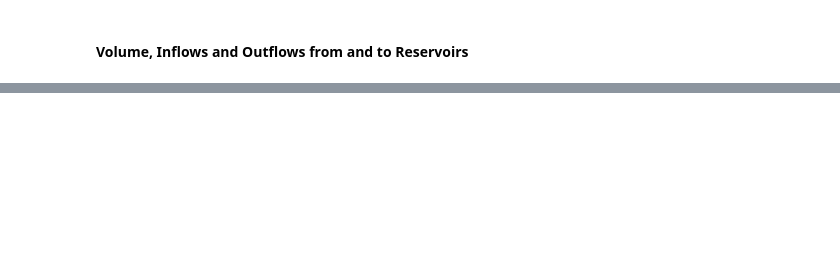
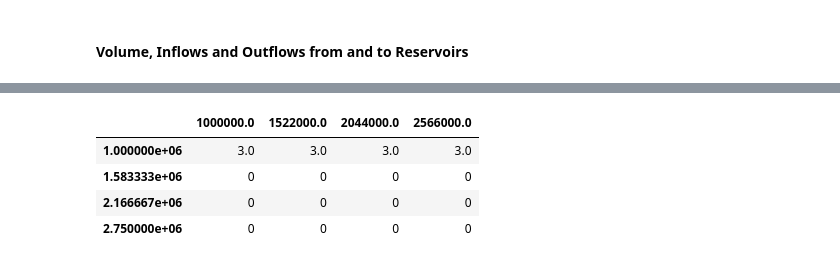
Before and after one commit to FredericWeiss/Seminar-Thesis, a Jupyter notebook: psh.ipynb, the cells around one changed output, grey strips where cells are left out. Cells and saved outputs as stored; diff of their text form; code cells hidden in the pictures; blank space fills up the shorter version.

```diff
--- a/psh.ipynb
+++ b/psh.ipynb
@@ -910,0 +1035,8 @@ plt.savefig('Images/Volume.png')
+# %%
+periods_pumping_state
+# %% [output]
+|  | 1000000.0 | 1522000.0 | 2044000.0 | 2566000.0 |
+| 1.000000e+06 | 3.0 | 3.0 | 3.0 | 3.0 |
+| 1.583333e+06 | 0 | 0 | 0 | 0 |
+| 2.166667e+06 | 0 | 0 | 0 | 0 |
+| 2.750000e+06 | 0 | 0 | 0 | 0 |
```
Also changed, not shown: parts of 23 cells of this notebook, 4 other files.
